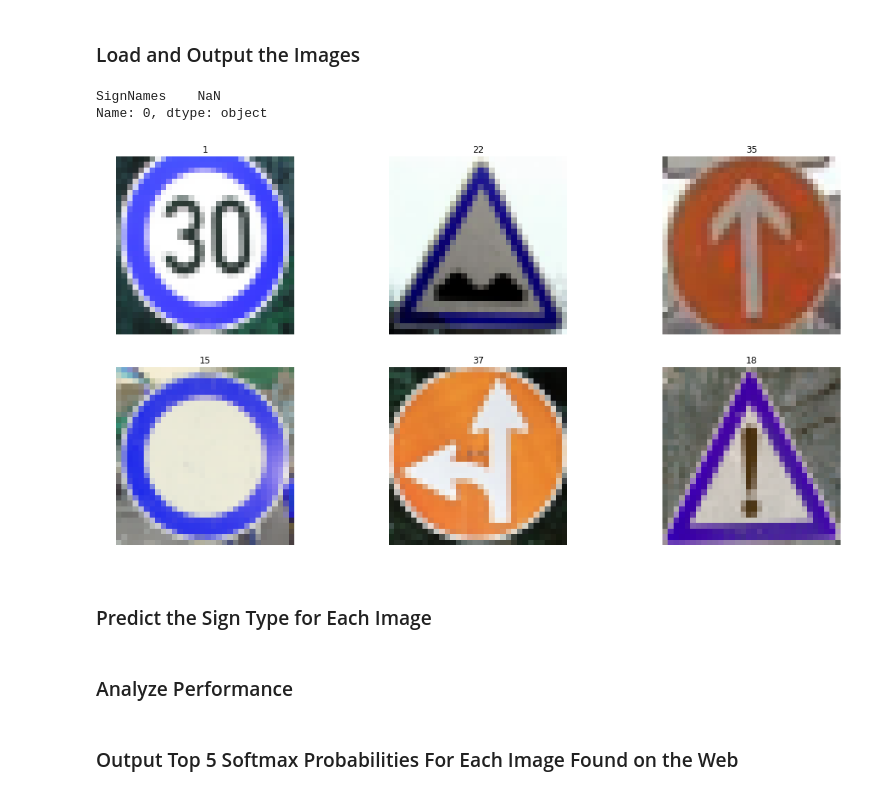
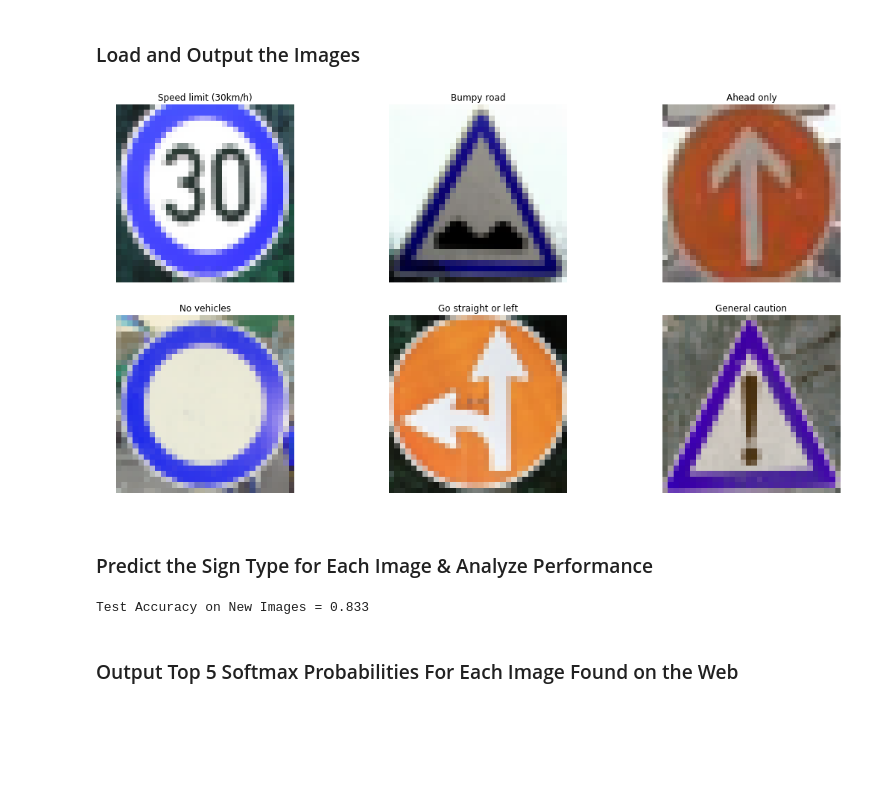
Before and after one commit to gdangelo/CarND-Traffic-Sign-Classifier-Project, a Jupyter notebook: Traffic_Sign_Classifier.ipynb, the cells around one changed output. Cells and saved outputs as stored; diff of their text form; code cells hidden in the pictures; blank space fills up the shorter version.

Commit message:
feat: Predict the sign type for each image and analyse performance

```diff
--- a/Traffic_Sign_Classifier.ipynb
+++ b/Traffic_Sign_Classifier.ipynb
@@ -517,37 +517,39 @@ You may find `signnames.csv` useful as it contains mappings from the class id (i
 # %%
 ### Load the images and plot them here.
 import os
 filenames = os.listdir('images/')
 
 # Images
 X_new_test = []
 for fn in filenames:
     X_new_test.append(cv2.imread('images/' + fn))
 # Labels
 y_new_test = np.array([1, 22, 35, 15, 37, 18])
 
 # Plot images
 nrows = 2
 ncols = 3
 fig = plt.figure(figsize=(16,8))
 for i in range(nrows*ncols):
     ax = fig.add_subplot(nrows, ncols, i+1)
     ax.imshow(X_new_test[i])
-    ax.set_title(y_new_test[i])
+    ax.set_title(label_names.ix[y_new_test[i], 'SignName'])
     ax.axis('off')
 
 plt.tight_layout()
-
-print(label_names.ix[0, ['SignNames']])
 # %% [output]
-SignNames    NaN
-Name: 0, dtype: object
-[figure, old version]
+[figure, new version]
 # %% [markdown]
-### Predict the Sign Type for Each Image
+### Predict the Sign Type for Each Image & Analyze Performance
 # %%
 ### Run the predictions here and use the model to output the prediction for each image.
 ### Make sure to pre-process the images with the same pre-processing pipeline used earlier.
-### Feel free to use as many code cells as needed.
+X_new_test = preprocess_data(X_new_test)
+
+with tf.Session() as session:
+    saver.restore(session, tf.train.latest_checkpoint('.'))
+
+    test_new_accuracy = evaluate(X_new_test, y_new_test)
+    print("Test Accuracy on New Images = {:.3f}".format(test_new_accuracy))
+# %% [output]
+Test Accuracy on New Images = 0.833
-# %% [markdown]
-### Analyze Performance
```
Also changed, not shown: parts of 1 cell of this notebook.
